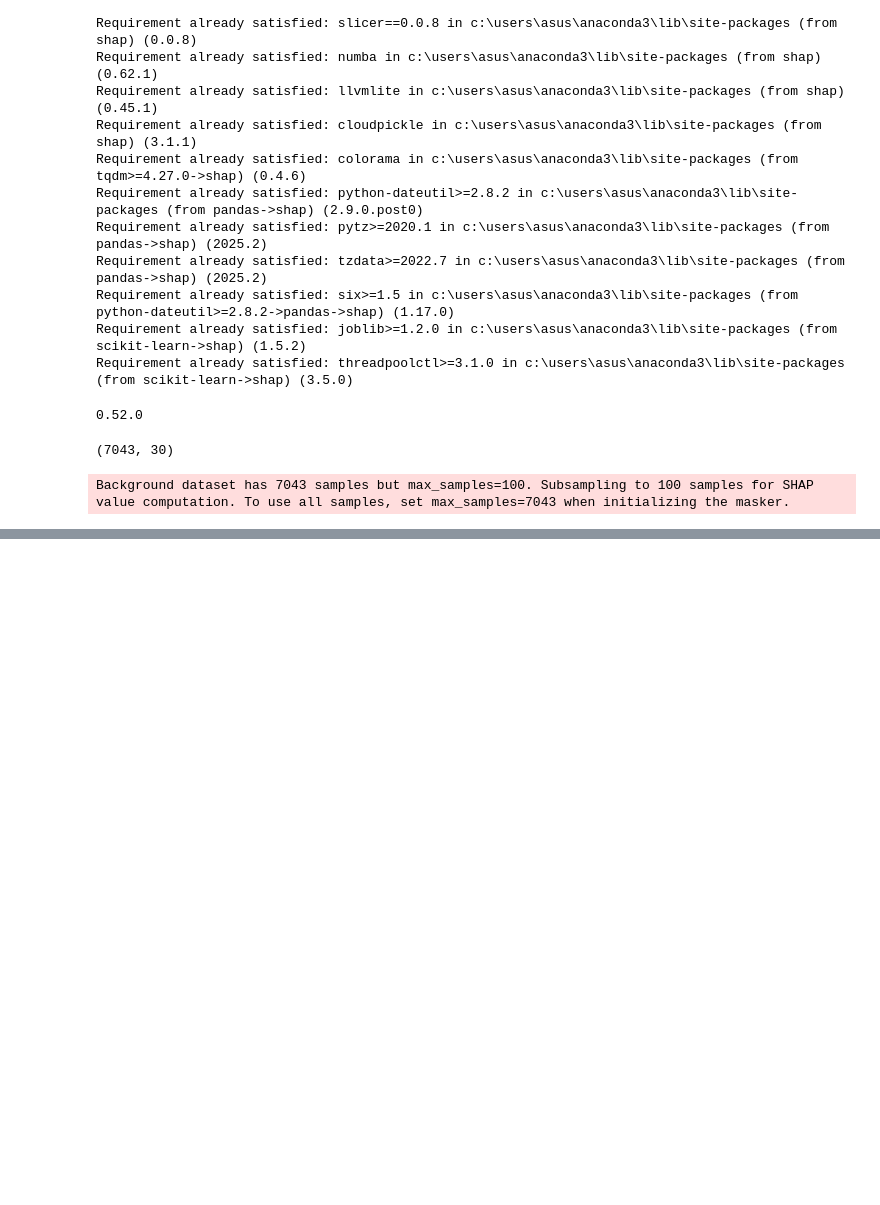
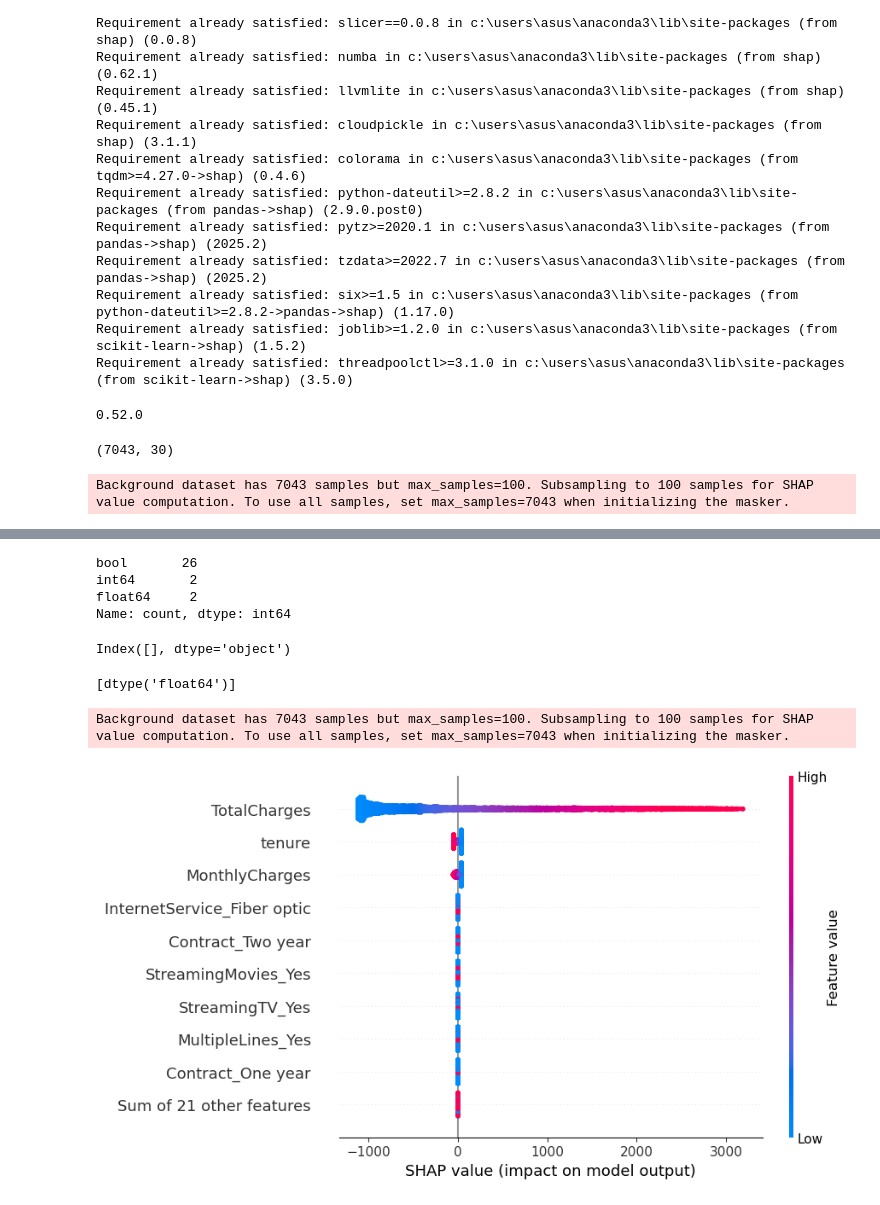
Before and after one commit to Samm-05/telecom-churn-prediction, a Jupyter notebook: notebooks/07_shap_analysis.ipynb, the cells around one changed output, grey strips where cells are left out. Cells and saved outputs as stored; diff of their text form; code cells hidden in the pictures; blank space fills up the shorter version.

```diff
--- a/notebooks/07_shap_analysis.ipynb
+++ b/notebooks/07_shap_analysis.ipynb
@@ -91,0 +112,32 @@ shap_values = explainer(
+# %%
+print(X.dtypes.value_counts())
+# %% [output]
+bool       26
+int64       2
+float64     2
+Name: count, dtype: int64
+# %%
+X.select_dtypes(include=["object"]).columns
+# %% [output]
+Index([], dtype='object')
+# %%
+X = X.astype(float)
+# %%
+print(X.dtypes.unique())
+# %% [output]
+[dtype('float64')]
+# %%
+import shap
+
+explainer = shap.Explainer(
+    lr,
+    X
+)
+
+shap_values = explainer(X)
+# %% [output]
+Background dataset has 7043 samples but max_samples=100. Subsampling to 100 samples for SHAP value computation. To use all samples, set max_samples=7043 when initializing the masker.
+# %%
+shap.plots.beeswarm(shap_values)
+# %% [output]
+[figure, added]
```
Also changed, not shown: parts of 1 cell of this notebook.
